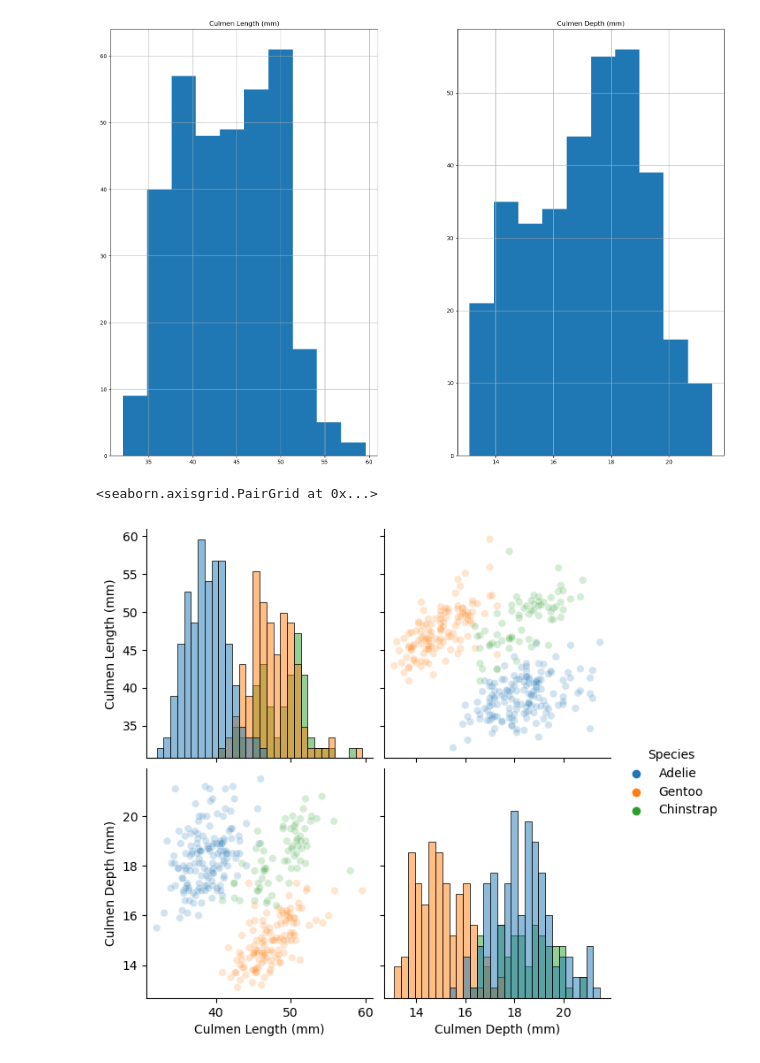
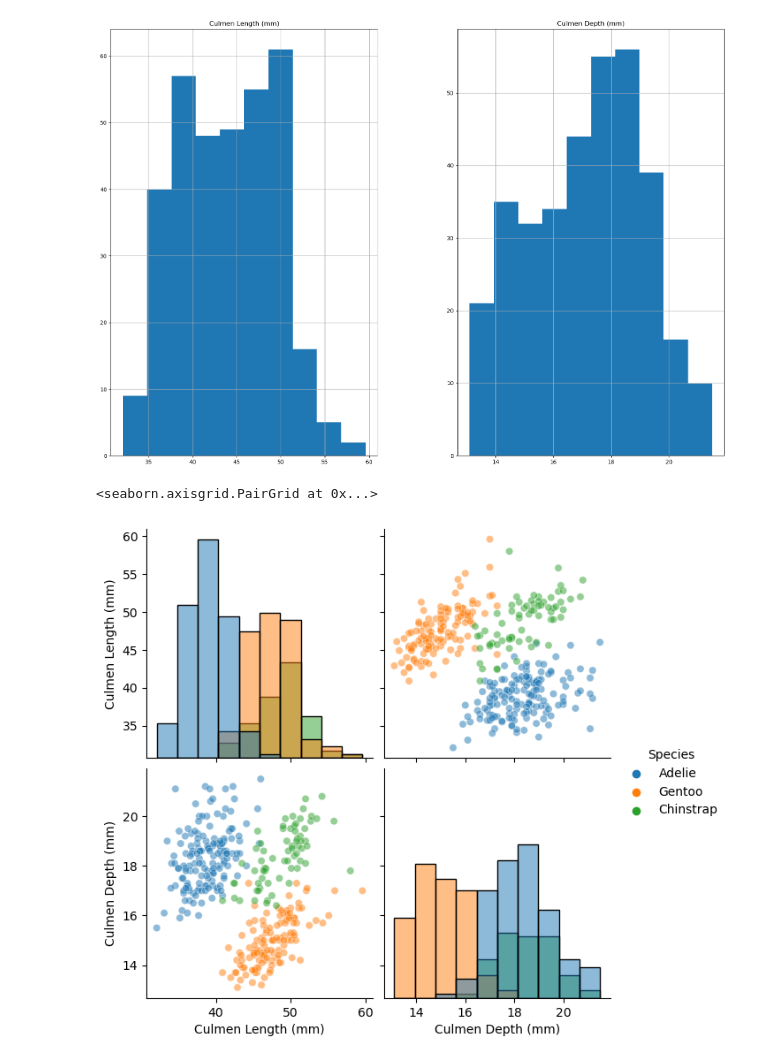
Before and after one commit to Pirouz-Nourian/scikit-learn-mooc, a Jupyter notebook: lesson/lesson1-data_exploration.ipynb, the cells around one changed output. Saved outputs shown, nothing was run; the diff lists cells and outputs as text; code cells hidden in the pictures.

```diff
--- a/lesson/lesson1-data_exploration.ipynb
+++ b/lesson/lesson1-data_exploration.ipynb
@@ -202,14 +202,14 @@ _=penguins.hist(figsize=(20,14))
 # %%
 #penguins.shape()
 sns.pairplot(
     data=penguins[:],
     vars= ["Culmen Length (mm)","Culmen Depth (mm)"],
     hue="Species",
-    plot_kws={"alpha":0.2},
+    plot_kws={"alpha":0.5},
     height=3,
     diag_kind="hist",
-    diag_kws={"bins":30}
+    diag_kws={"bins":10}
 )
 # %% [output]
 <seaborn.axisgrid.PairGrid at 0x...>
-[figure, old version]
+[figure, new version]
```
Also changed, not shown: parts of 1 cell of this notebook, 1 other file.
